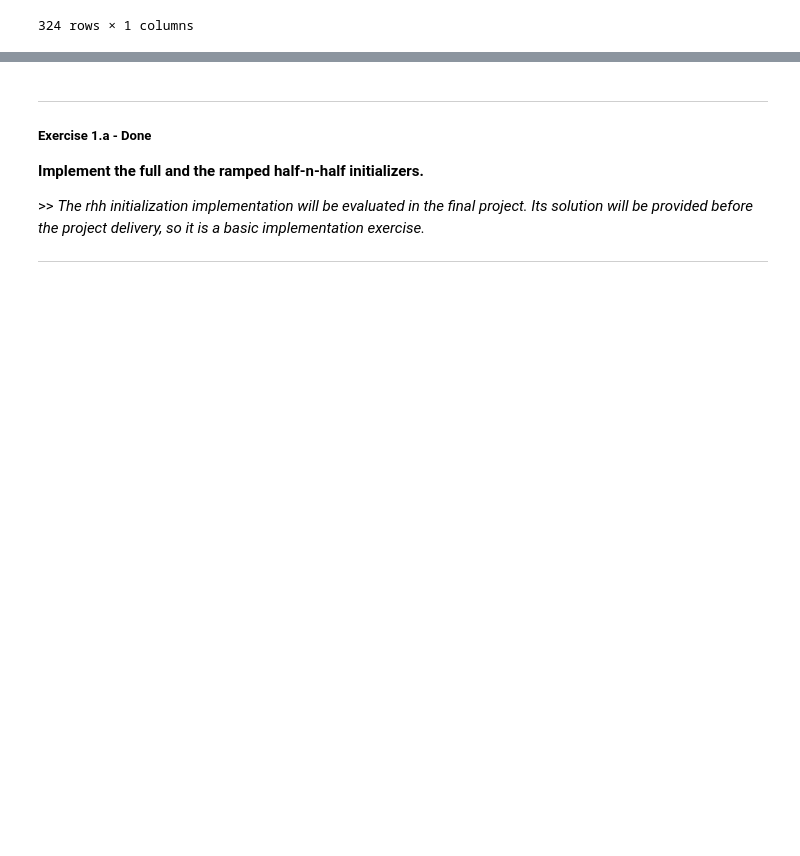
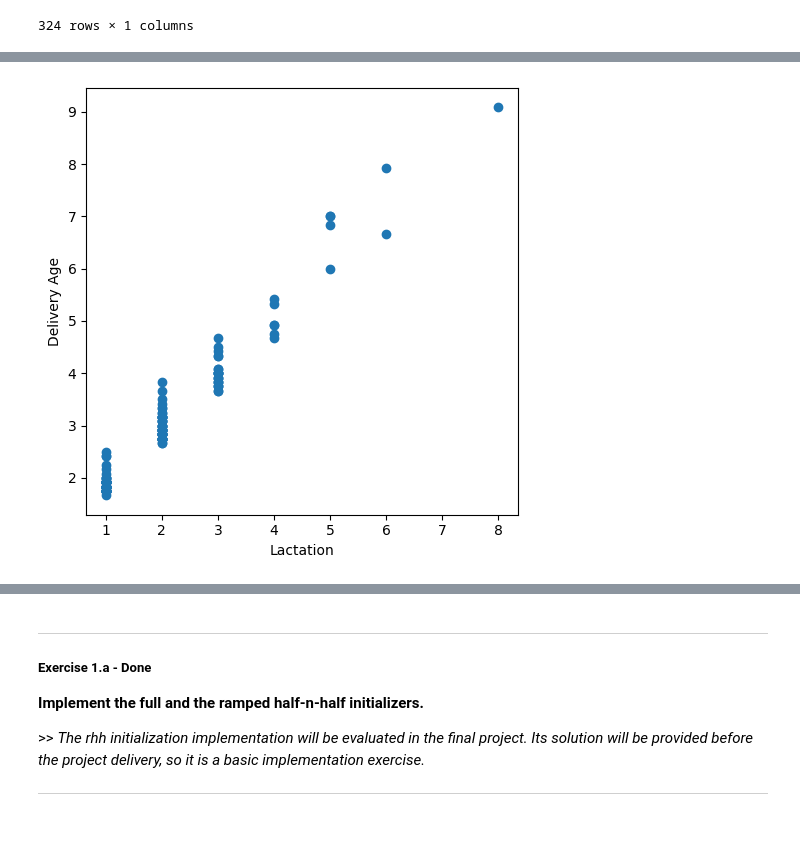
Before and after one commit to ontenkutsenko/GP_Milk_Content_Prediction, a Jupyter notebook: Notebook.ipynb, the cells around one changed output, grey strips where cells are left out. Cells and saved outputs as stored; diff of their text form; code cells hidden in the pictures; blank space fills up the shorter version.

```diff
--- a/Notebook.ipynb
+++ b/Notebook.ipynb
@@ -118,0 +137,12 @@ tensor([4.7904, 4.8916, 4.9784, 4.9259, 4.7225, 5.0039, 4.8479, 4.8490, 4.7730,
+# %%
+#Explore lactation and delivery_age_years
+
+plt.figure(figsize=(5,5))
+plt.scatter(X_train['lactation'], X_train['delivery_age_years'])
+plt.xlabel('Lactation')
+plt.ylabel('Delivery Age')
+plt.grid(False)
+plt.tight_layout()
+plt.show()
+# %% [output]
+[figure, added]
```
Also changed, not shown: parts of 65 cells of this notebook, 7 other files.
